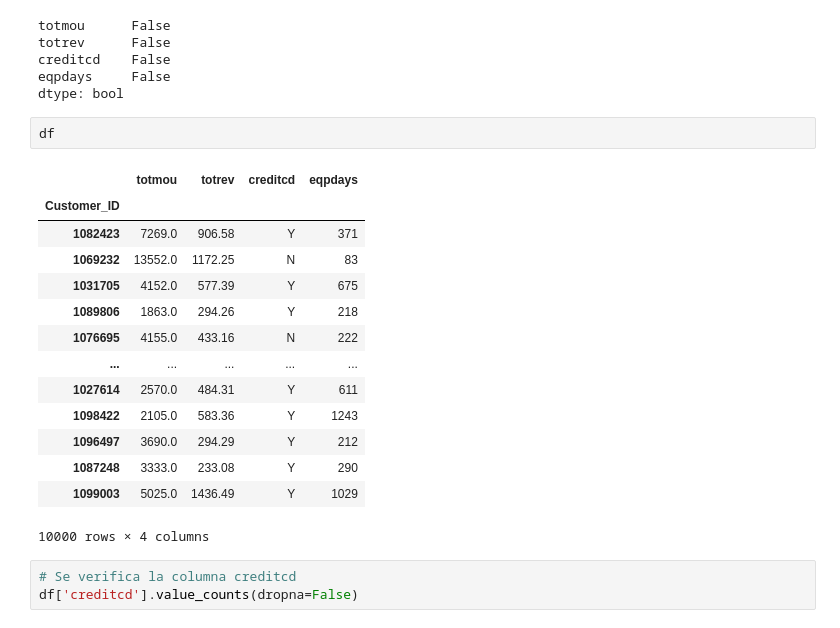
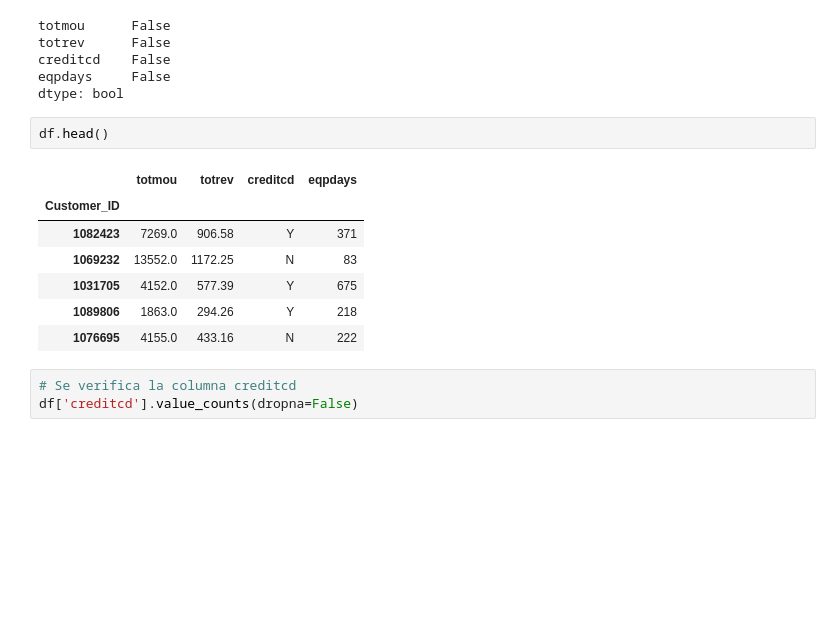
Before and after one commit to ccjaviers777/actividad_3_ml, a Jupyter notebook: Cuadernos/Relacion_minutos.ipynb, the cells around one changed output. Saved outputs shown, nothing was run; the diff lists cells and outputs as text; blank space fills up the shorter version.

```diff
--- a/Cuadernos/Relacion_minutos.ipynb
+++ b/Cuadernos/Relacion_minutos.ipynb
@@ -380,22 +353,15 @@ creditcd    False
 eqpdays     False
 dtype: bool
 # %%
-df
+df.head()
 # %% [output]
 |  | totmou | totrev | creditcd | eqpdays |
 | Customer_ID |  |  |  |  |
 | 1082423 | 7269.0 | 906.58 | Y | 371 |
 | 1069232 | 13552.0 | 1172.25 | N | 83 |
 | 1031705 | 4152.0 | 577.39 | Y | 675 |
 | 1089806 | 1863.0 | 294.26 | Y | 218 |
 | 1076695 | 4155.0 | 433.16 | N | 222 |
-| ... | ... | ... | ... | ... |
-| 1027614 | 2570.0 | 484.31 | Y | 611 |
-| 1098422 | 2105.0 | 583.36 | Y | 1243 |
-| 1096497 | 3690.0 | 294.29 | Y | 212 |
-| 1087248 | 3333.0 | 233.08 | Y | 290 |
-| 1099003 | 5025.0 | 1436.49 | Y | 1029 |
-10000 rows × 4 columns
 # %%
 # Se verifica la columna creditcd
 df['creditcd'].value_counts(dropna=False)
```
Also changed, not shown: parts of 70 cells of this notebook.
